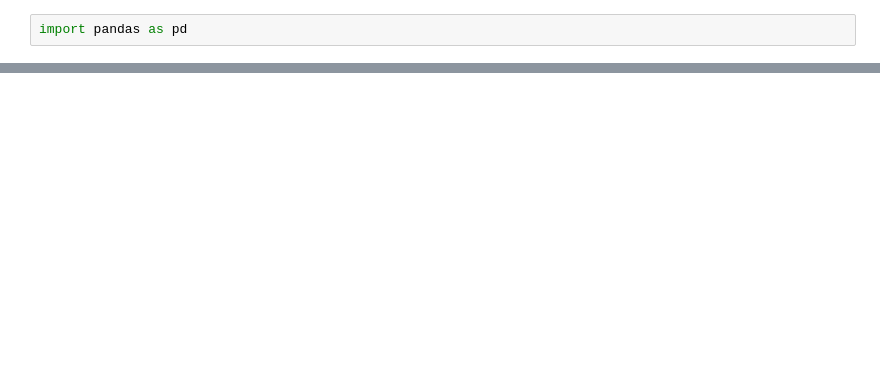
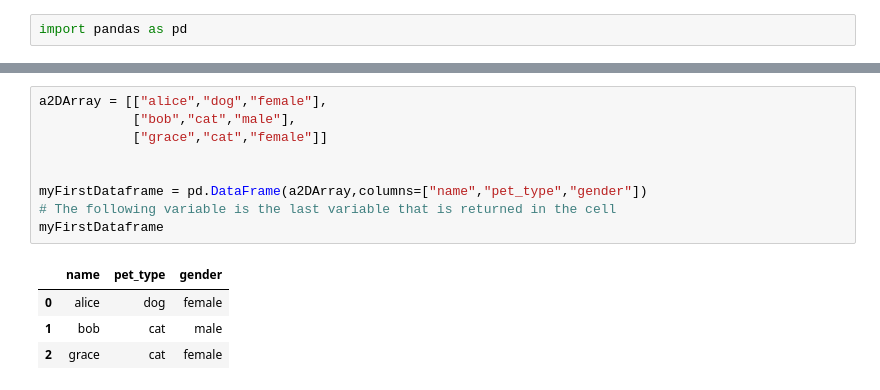
Before and after one commit to bigdatachallenge/2019_bdc_workshops, a Jupyter notebook: Workshop 1.ipynb, the cells around one changed output, grey strips where cells are left out. Cells and saved outputs as stored; diff of their text form; blank space fills up the shorter version.

```diff
--- a/Workshop 1.ipynb
+++ b/Workshop 1.ipynb
@@ -30,0 +35,14 @@ import pandas as pd
+# %%
+a2DArray = [["alice","dog","female"],
+            ["bob","cat","male"],
+            ["grace","cat","female"]]
+
+
+myFirstDataframe = pd.DataFrame(a2DArray,columns=["name","pet_type","gender"])
+# The following variable is the last variable that is returned in the cell
+myFirstDataframe
+# %% [output]
+|  | name | pet_type | gender |
+| 0 | alice | dog | female |
+| 1 | bob | cat | male |
+| 2 | grace | cat | female |
```
Also changed, not shown: parts of 34 cells of this notebook.
